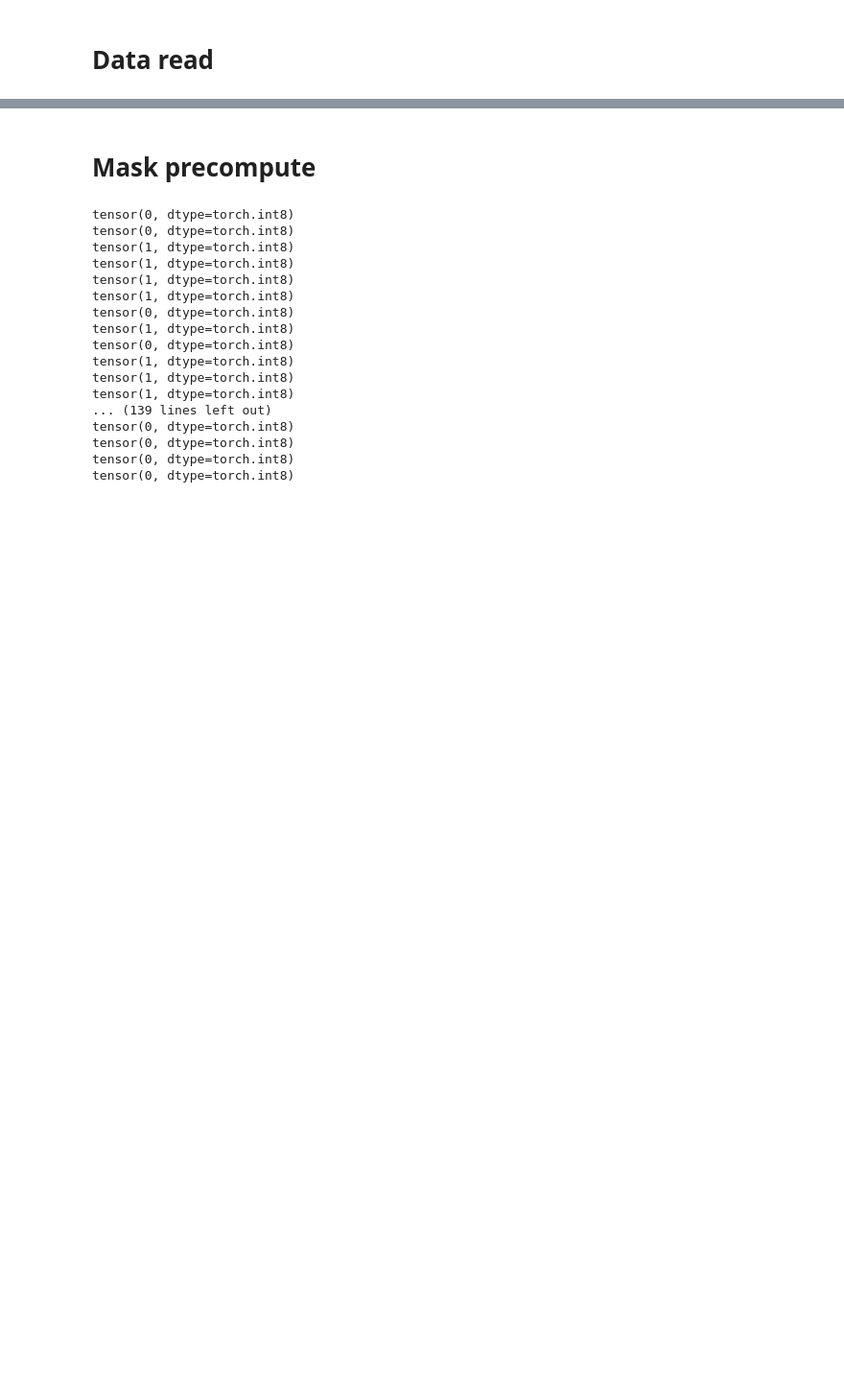
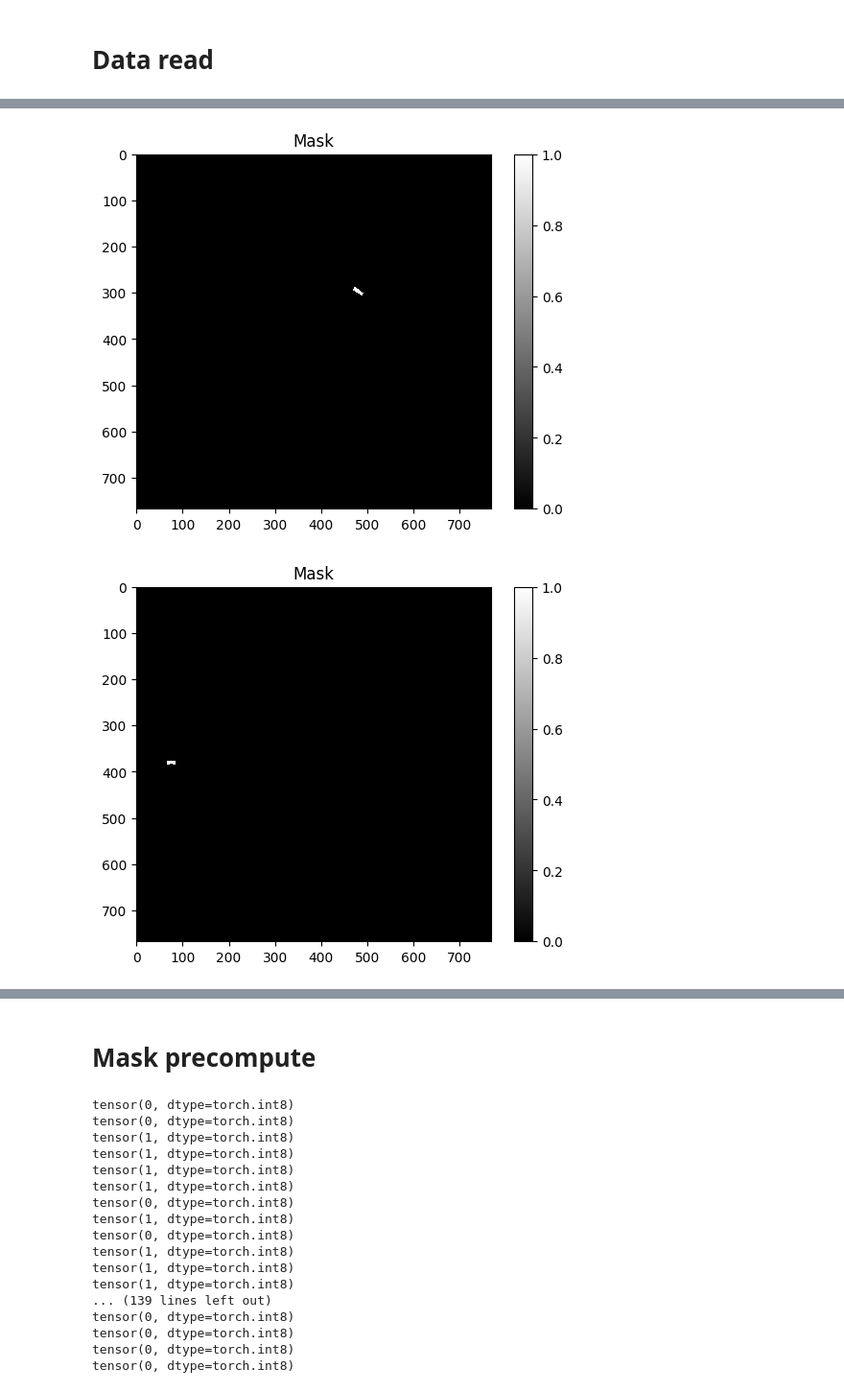
Before and after one commit to da4nik08/Segmentation, a Jupyter notebook: Preprocessing.ipynb, the cells around one changed output, grey strips where cells are left out. Shown at 96% size. Saved outputs shown, nothing was run; the diff lists cells and outputs as text; code cells hidden in the pictures; blank space fills up the shorter version.

```diff
--- a/Preprocessing.ipynb
+++ b/Preprocessing.ipynb
@@ -50,0 +92,38 @@ for img_id in tqdm(img_ids):
+# %%
+def crop3x3(img, i, size):
+    return img[(i//3)*size: ((i//3)+1)*size, (i%3)*size: (i%3+1)*size]
+# %%
+def crop3x3_mask(img, numb_obj):
+    sums = np.zeros((9), dtype=float)
+    for i in range(9):
+        sums[i] = np.sum(crop3x3(img, i, config['new_img_size']))
+
+    sort_arg = np.argsort(sums)
+    num_crops = numb_obj
+
+    for sum in np.sort(sums)[-numb_obj:]:
+        if sum < 1:
+            num_crops -= 1
+
+    return sort_arg[-num_crops:]
+# %%
+list_ids = list()
+for img_id in tqdm(list(set(img_ids))):
+    tmask = np.zeros((config['original_img_size'], config['original_img_size']), np.int8)
+    numb_obj = 0
+    for label in list(train_ship_data[train_ship_data['ImageId']==img_id]['EncodedPixels'].fillna('').str.split()):
+        if len(label) < 2:
+            continue
+        mask = Create_mask(label, config['original_img_size'])
+        tmask = tmask | mask
+        numb_obj += 1
+
+    if int(np.sum(tmask)) == 0:
+        continue
+
+    image = cv2.imread(config['dataset']['train_img_path'] + "/" + img_id)
+    crops_index = crop3x3_mask(tmask, numb_obj)
+    for ind in crops_index:
+        np.save(config['dataset']['mask_path'] + '/' + str(ind) + img_id , crop3x3(tmask, ind, config['new_img_size']))
+        cv2.imwrite(config['dataset']['reshaped_img_path'] + '/' + str(ind) + img_id, crop3x3channel(image, ind, config['new_img_size']))
+        list_ids.append(str(ind) + img_id)
@@ -50,0 +132,10 @@ for img_id in tqdm(img_ids):
+# %%
+for label, img_id in zip(labels[3:8], img_ids[3:8]):
+    mask = Create_mask(label, config['original_img_size'])
+    plt.imshow(mask, cmap='gray', interpolation='nearest')
+    plt.title('Mask')
+    plt.colorbar()
+    plt.show()
+# %% [output]
+[figure, added]
+[figure, added]
```
Also changed, not shown: parts of 22 cells of this notebook, 4 other files.
